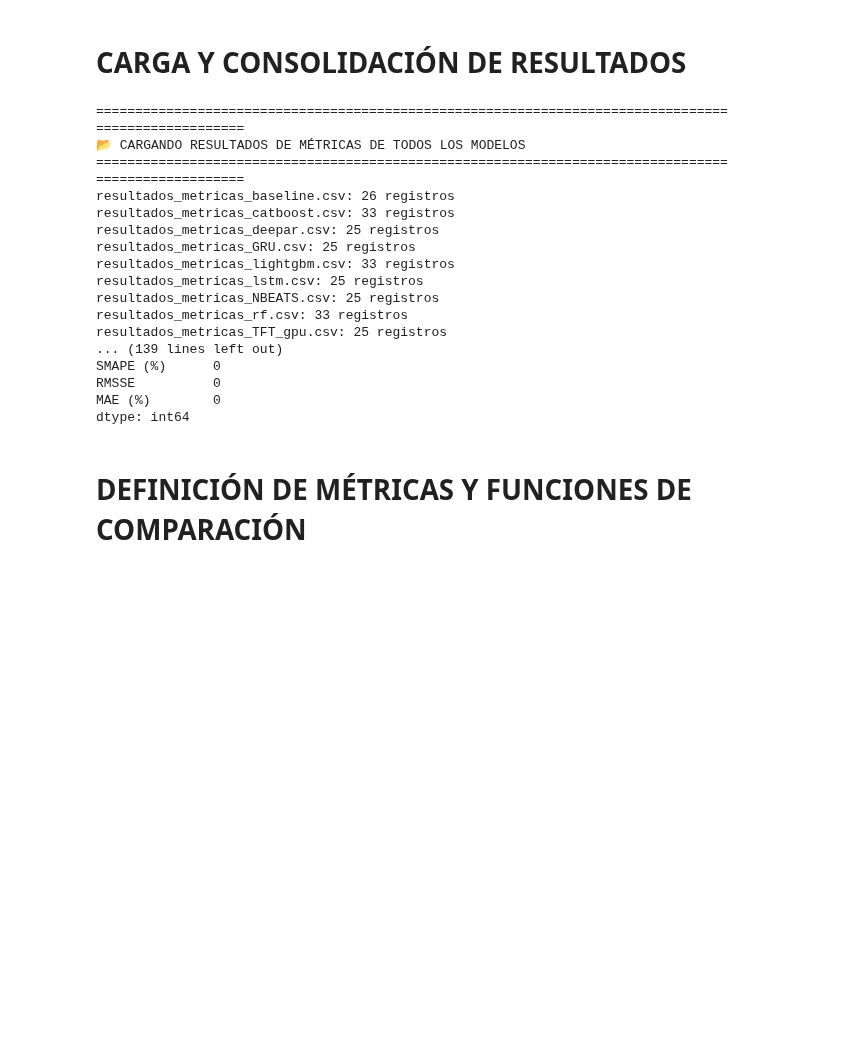
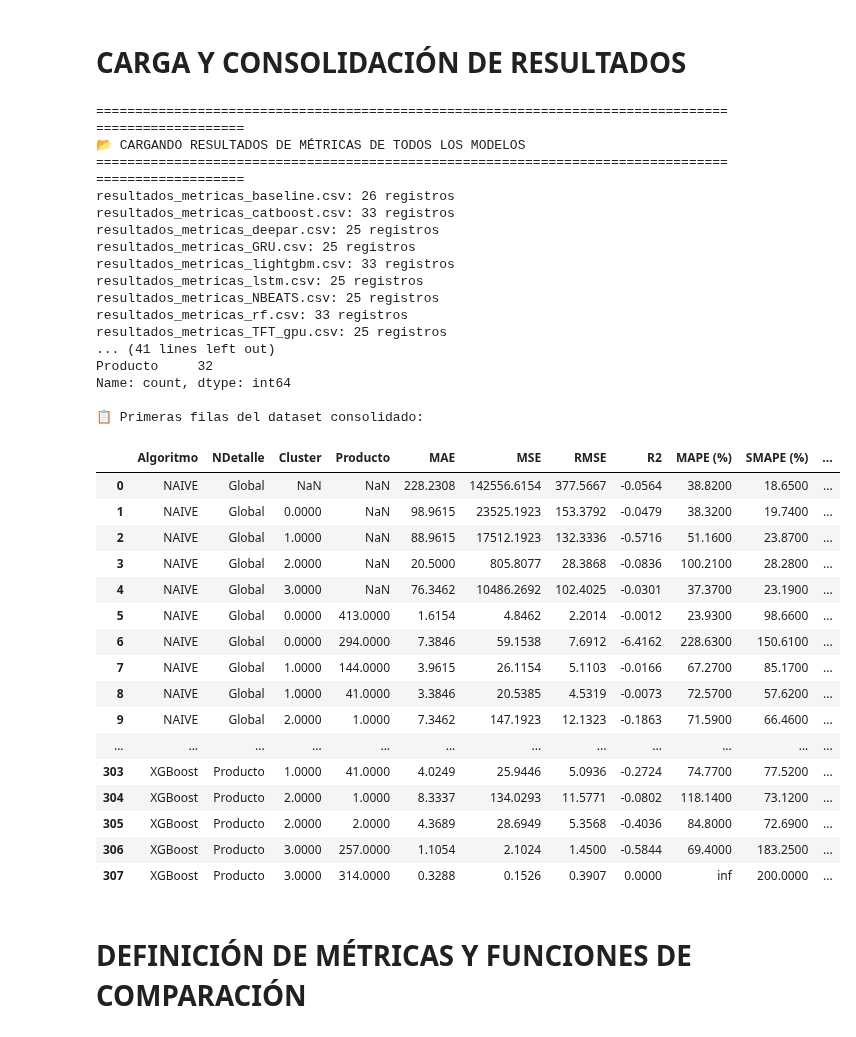
Before and after one commit to jmorala/TFMDS, a Jupyter notebook: cuadernos/07_Comparativa_modelos.ipynb, the cells around one changed output. Cells and saved outputs as stored; diff of their text form; code cells hidden in the pictures; blank space fills up the shorter version.

```diff
--- a/cuadernos/07_Comparativa_modelos.ipynb
+++ b/cuadernos/07_Comparativa_modelos.ipynb
@@ -64,45 +64,58 @@ for archivo in archivos_metricas:
     ruta = os.path.join(datos_dir, archivo)
     df_temp = pd.read_csv(ruta)
     dfs_resultados.append(df_temp)
     print(f"{archivo}: {len(df_temp)} registros")
 
 # Consolidar en un único DataFrame
 df_resultados_consolidados = pd.concat(dfs_resultados, ignore_index=True)
 
 print(f"\n📊 ESTADÍSTICAS DEL DATASET CONSOLIDADO:")
 print(f"   Total de registros: {len(df_resultados_consolidados)}")
 print(f"   Total de algoritmos únicos: {df_resultados_consolidados['Algoritmo'].nunique()}")
 print(f"   Algoritmos: {sorted(df_resultados_consolidados['Algoritmo'].unique())}")
+print(f"   Tipos de datos:\n{df_resultados_consolidados.dtypes}")
+print(f"\n   Valores faltantes:\n{df_resultados_consolidados.isnull().sum()}")
 print(f"\n   Distribución por NDetalle:")
 print(df_resultados_consolidados['NDetalle'].value_counts())
 
 # Mostrar primeras y últimas filas
 print(f"\n📋 Primeras filas del dataset consolidado:")
-print(df_resultados_consolidados.head(10))
-
-# Información sobre los datos
-print(f"\n📌 Información del dataset:")
-print(f"   Columnas: {list(df_resultados_consolidados.columns)}")
-print(f"   Tipos de datos:\n{df_resultados_consolidados.dtypes}")
-print(f"\n   Valores faltantes:\n{df_resultados_consolidados.isnull().sum()}")
+display(df_resultados_consolidados)
 # %% [output]
 ====================================================================================================
 📂 CARGANDO RESULTADOS DE MÉTRICAS DE TODOS LOS MODELOS
 ====================================================================================================
 resultados_metricas_baseline.csv: 26 registros
 resultados_metricas_catboost.csv: 33 registros
 resultados_metricas_deepar.csv: 25 registros
 resultados_metricas_GRU.csv: 25 registros
 resultados_metricas_lightgbm.csv: 33 registros
 resultados_metricas_lstm.csv: 25 registros
 resultados_metricas_NBEATS.csv: 25 registros
 resultados_metricas_rf.csv: 33 registros
 resultados_metricas_TFT_gpu.csv: 25 registros
-... (139 lines left out)
-SMAPE (%)      0
-RMSSE          0
-MAE (%)        0
-dtype: int64
+... (41 lines left out)
+Producto     32
+Name: count, dtype: int64
+
+📋 Primeras filas del dataset consolidado:
+|  | Algoritmo | NDetalle | Cluster | Producto | MAE | MSE | RMSE | R2 | MAPE (%) | SMAPE (%) | ... |
+| 0 | NAIVE | Global | NaN | NaN | 228.2308 | 142556.6154 | 377.5667 | -0.0564 | 38.8200 | 18.6500 | ... |
+| 1 | NAIVE | Global | 0.0000 | NaN | 98.9615 | 23525.1923 | 153.3792 | -0.0479 | 38.3200 | 19.7400 | ... |
+| 2 | NAIVE | Global | 1.0000 | NaN | 88.9615 | 17512.1923 | 132.3336 | -0.5716 | 51.1600 | 23.8700 | ... |
+| 3 | NAIVE | Global | 2.0000 | NaN | 20.5000 | 805.8077 | 28.3868 | -0.0836 | 100.2100 | 28.2800 | ... |
+| 4 | NAIVE | Global | 3.0000 | NaN | 76.3462 | 10486.2692 | 102.4025 | -0.0301 | 37.3700 | 23.1900 | ... |
+| 5 | NAIVE | Global | 0.0000 | 413.0000 | 1.6154 | 4.8462 | 2.2014 | -0.0012 | 23.9300 | 98.6600 | ... |
+| 6 | NAIVE | Global | 0.0000 | 294.0000 | 7.3846 | 59.1538 | 7.6912 | -6.4162 | 228.6300 | 150.6100 | ... |
+| 7 | NAIVE | Global | 1.0000 | 144.0000 | 3.9615 | 26.1154 | 5.1103 | -0.0166 | 67.2700 | 85.1700 | ... |
+| 8 | NAIVE | Global | 1.0000 | 41.0000 | 3.3846 | 20.5385 | 4.5319 | -0.0073 | 72.5700 | 57.6200 | ... |
+| 9 | NAIVE | Global | 2.0000 | 1.0000 | 7.3462 | 147.1923 | 12.1323 | -0.1863 | 71.5900 | 66.4600 | ... |
+| ... | ... | ... | ... | ... | ... | ... | ... | ... | ... | ... | ... |
+| 303 | XGBoost | Producto | 1.0000 | 41.0000 | 4.0249 | 25.9446 | 5.0936 | -0.2724 | 74.7700 | 77.5200 | ... |
+| 304 | XGBoost | Producto | 2.0000 | 1.0000 | 8.3337 | 134.0293 | 11.5771 | -0.0802 | 118.1400 | 73.1200 | ... |
+| 305 | XGBoost | Producto | 2.0000 | 2.0000 | 4.3689 | 28.6949 | 5.3568 | -0.4036 | 84.8000 | 72.6900 | ... |
+| 306 | XGBoost | Producto | 3.0000 | 257.0000 | 1.1054 | 2.1024 | 1.4500 | -0.5844 | 69.4000 | 183.2500 | ... |
+| 307 | XGBoost | Producto | 3.0000 | 314.0000 | 0.3288 | 0.1526 | 0.3907 | 0.0000 | inf | 200.0000 | ... |
 # %% [markdown]
 # DEFINICIÓN DE MÉTRICAS Y FUNCIONES DE COMPARACIÓN
 # %%
```
Also changed, not shown: parts of 19 cells of this notebook, 8 other files.
